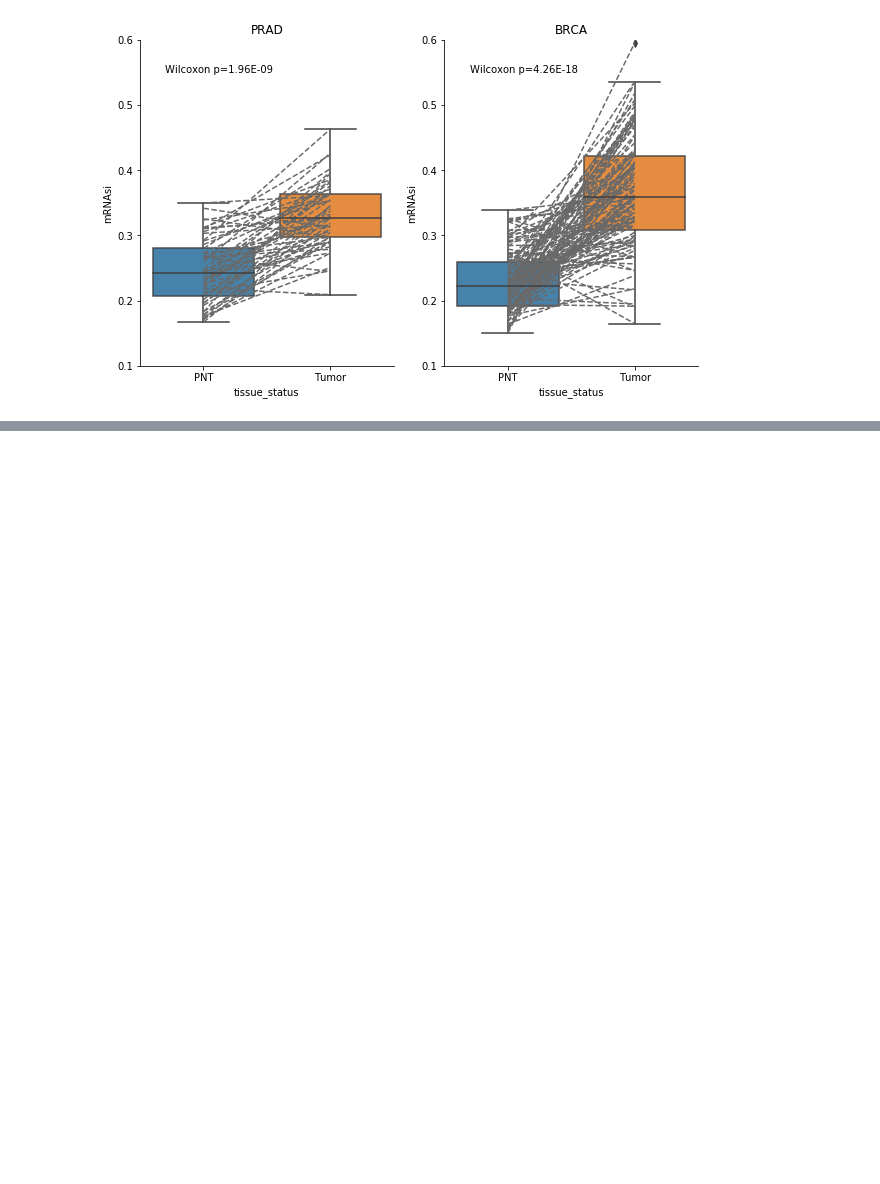
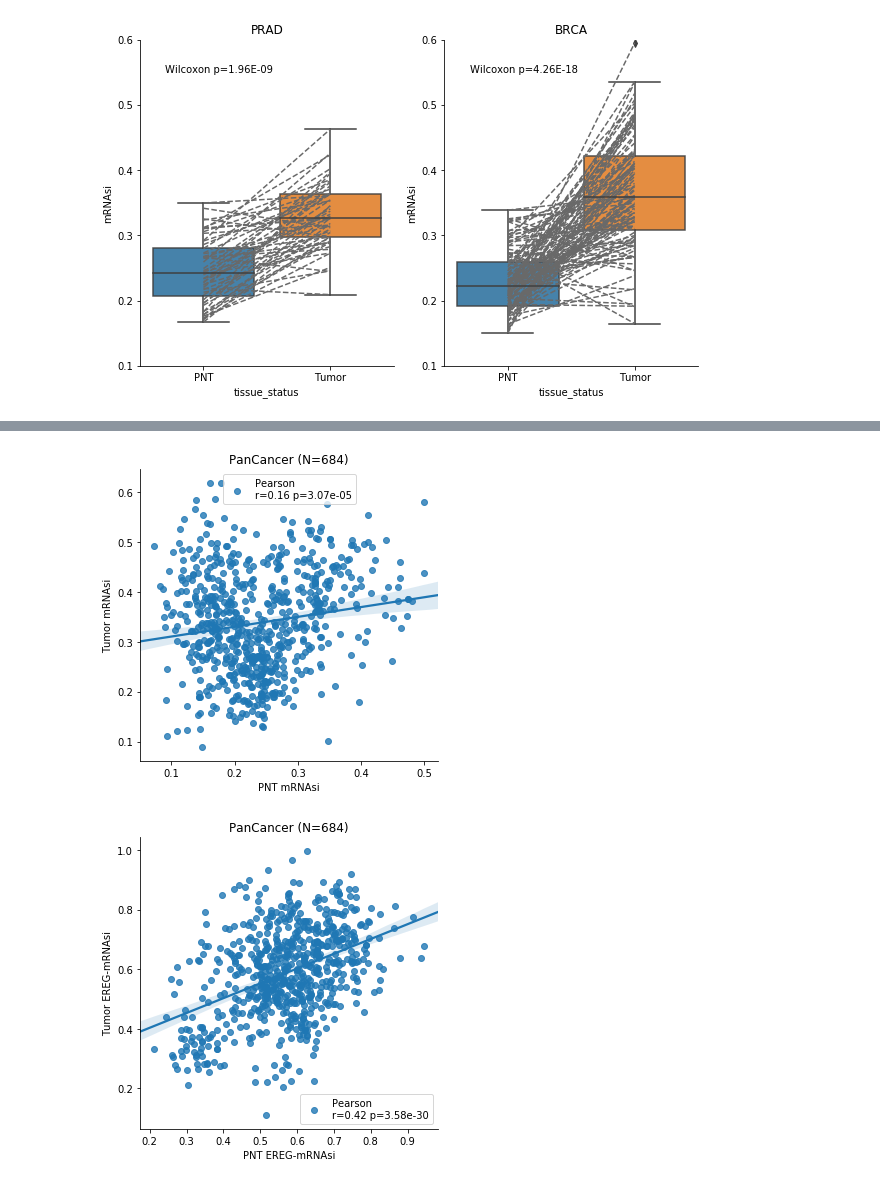
Before and after one commit to Wangmoaza/stemness, a Jupyter notebook: onset_vs_stemness_prs.ipynb, the cells around one changed output, grey strips where cells are left out. Cells and saved outputs as stored; diff of their text form; code cells hidden in the pictures; blank space fills up the shorter version.

```diff
--- a/onset_vs_stemness_prs.ipynb
+++ b/onset_vs_stemness_prs.ipynb
@@ -142,0 +188,29 @@ fig.savefig('../data/TCGA-TARGET-GTEx/figures/20180921/All.PNT_Tumor_mRNAsi_pear
+# %%
+for si in ['mRNAsi', 'EREG-mRNAsi']:
+    fig, axes = plt.subplots(figsize=(5, 5))
+    pnt_list = []
+    tumor_list = []
+    brca_stem = stem
+    brca_stem = brca_stem[brca_stem.duplicated('patient_id', keep=False)]
+    for patient in brca_stem['patient_id'].unique():
+        try:
+            y1 = brca_stem[(brca_stem['patient_id'] == patient) & (brca_stem['sample.type'] == 11)][si].values[0]
+            y2 = brca_stem[(brca_stem['patient_id'] == patient) & (brca_stem['sample.type'] == 1)][si].values[0]
+        except IndexError:
+            continue
+        pnt_list.append(y1)
+        tumor_list.append(y2)
+    r, p = pearsonr(pnt_list, tumor_list)
+    sns.regplot(pnt_list, tumor_list, ax=axes,
+                label='Pearson \nr={0:.2f} p={1:.3}'.format(r, p))
+    axes.legend()
+    axes.set_title('{0} (N={1})'.format('PanCancer', len(pnt_list)))
+    axes.set_xlabel('PNT {0}'.format(si))
+    axes.set_ylabel('Tumor {0}'.format(si))
+    fig.tight_layout()
+    sns.despine()
+    fig.savefig('../data/Analysis/PNT_tumor-correlation/20180929/PanCancer.PNT_Tumor_{0}_pearsonr.pdf'.format(si))
+    fig.savefig('../data/Analysis/PNT_tumor-correlation/20180929/PanCancer.PNT_Tumor_{0}_pearsonr.png'.format(si))
+# %% [output]
+[figure, added]
+[figure, added]
```
Also changed, not shown: parts of 16 cells of this notebook.
